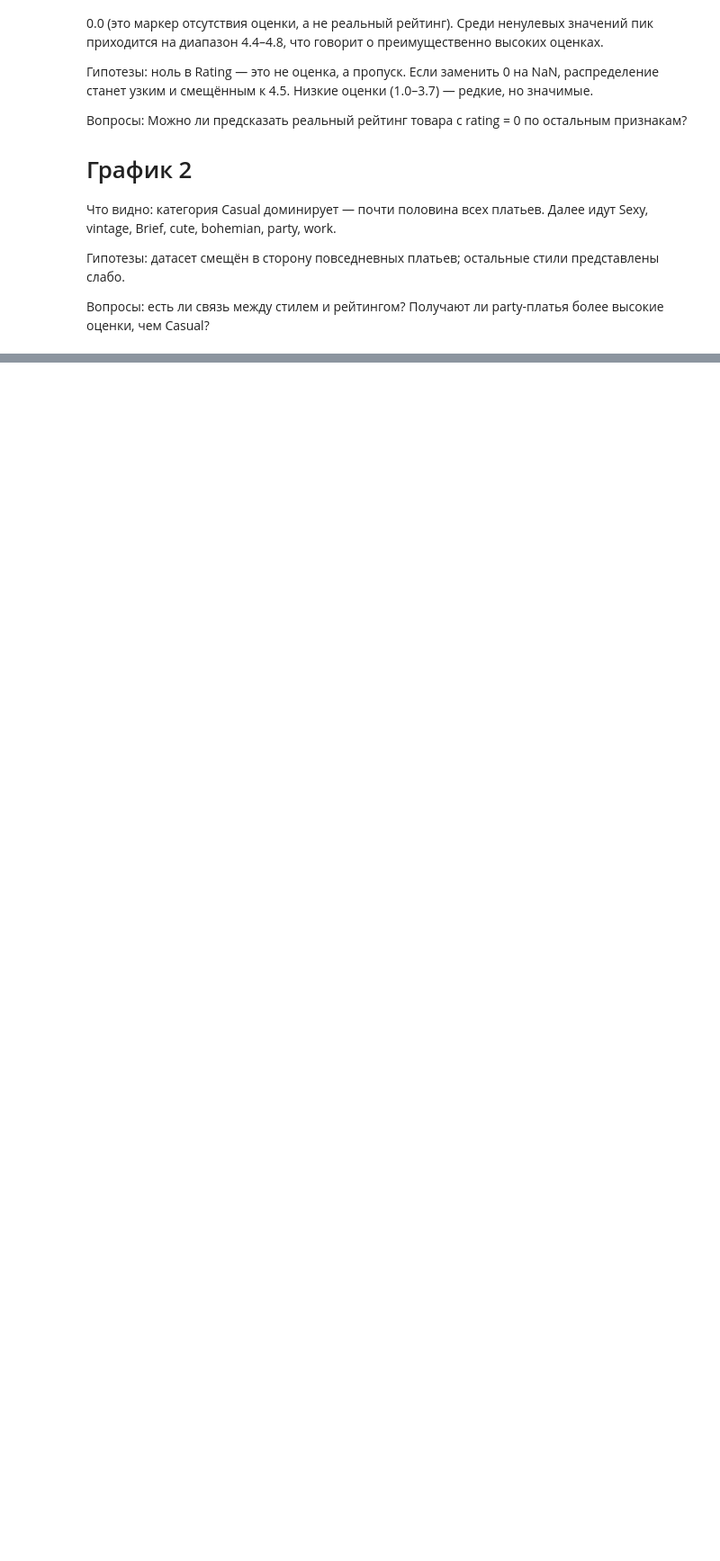
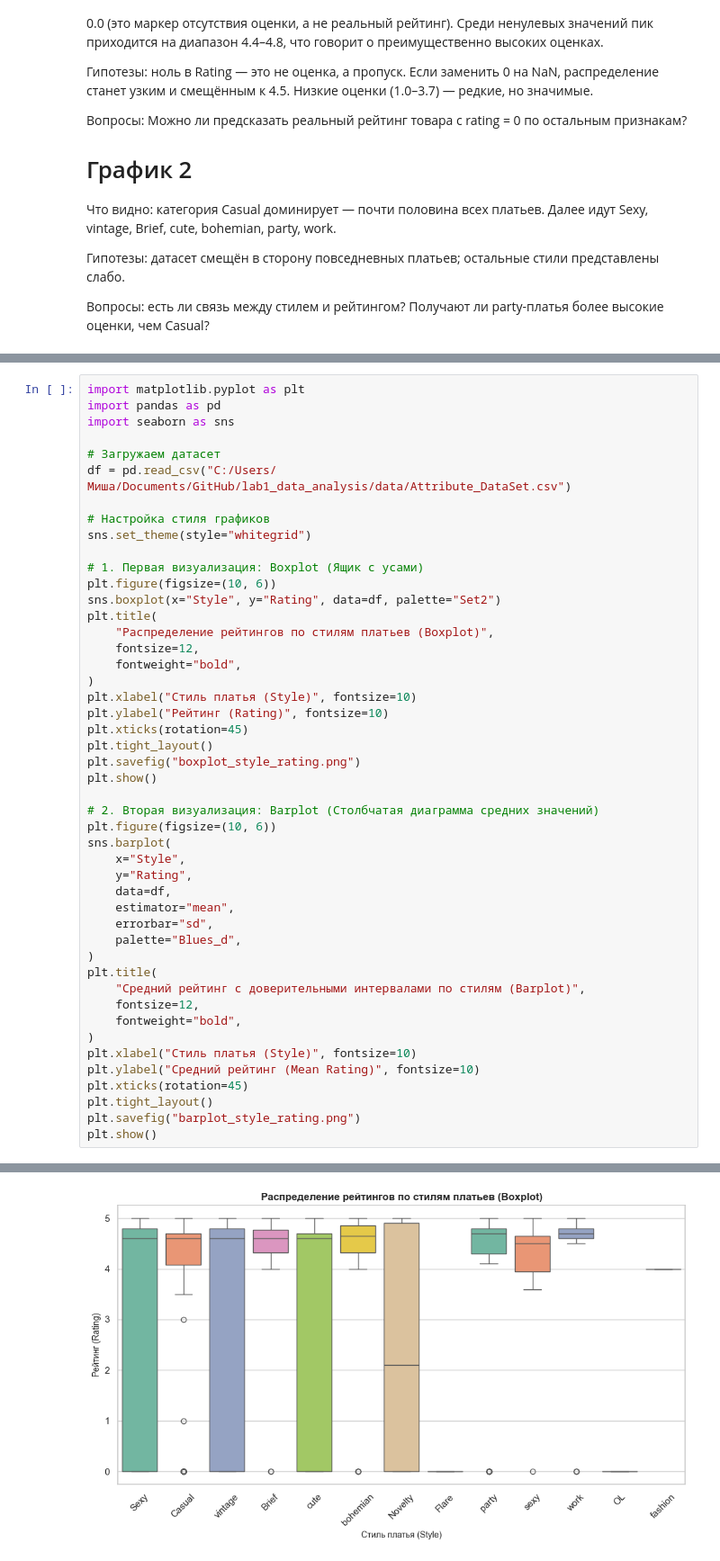
Before and after one commit to mishashind/lab1_data_analysis, a Jupyter notebook: notebooks/01_data_understanding.ipynb, the cells around one changed output, grey strips where cells are left out. Shown at 90% size. Saved outputs shown, nothing was run; the diff lists cells and outputs as text; blank space fills up the shorter version.

```diff
--- a/notebooks/01_data_understanding.ipynb
+++ b/notebooks/01_data_understanding.ipynb
@@ -229,0 +546,48 @@ Passing `palette` without assigning `hue` is deprecated and will be removed in v
+# %%
+import matplotlib.pyplot as plt
+import pandas as pd
+import seaborn as sns
+
+# Загружаем датасет
+df = pd.read_csv("C:/Users/Миша/Documents/GitHub/lab1_data_analysis/data/Attribute_DataSet.csv")
+
+# Настройка стиля графиков
+sns.set_theme(style="whitegrid")
+
+# 1. Первая визуализация: Boxplot (Ящик с усами)
+plt.figure(figsize=(10, 6))
+sns.boxplot(x="Style", y="Rating", data=df, palette="Set2")
+plt.title(
+    "Распределение рейтингов по стилям платьев (Boxplot)",
+    fontsize=12,
+    fontweight="bold",
+)
+plt.xlabel("Стиль платья (Style)", fontsize=10)
+plt.ylabel("Рейтинг (Rating)", fontsize=10)
+plt.xticks(rotation=45)
+plt.tight_layout()
+plt.savefig("boxplot_style_rating.png")
+plt.show()
+
+# 2. Вторая визуализация: Barplot (Столбчатая диаграмма средних значений)
+plt.figure(figsize=(10, 6))
+sns.barplot(
+    x="Style",
+    y="Rating",
+    data=df,
+    estimator="mean",
+    errorbar="sd",
+    palette="Blues_d",
+)
+plt.title(
+    "Средний рейтинг с доверительными интервалами по стилям (Barplot)",
+    fontsize=12,
+    fontweight="bold",
+)
+plt.xlabel("Стиль платья (Style)", fontsize=10)
+plt.ylabel("Средний рейтинг (Mean Rating)", fontsize=10)
+plt.xticks(rotation=45)
+plt.tight_layout()
+plt.savefig("barplot_style_rating.png")
+plt.show()
+# %% [output]
@@ -229,0 +597 @@ Passing `palette` without assigning `hue` is deprecated and will be removed in v
+[figure, added]
```
Also changed, not shown: parts of 14 cells of this notebook.
